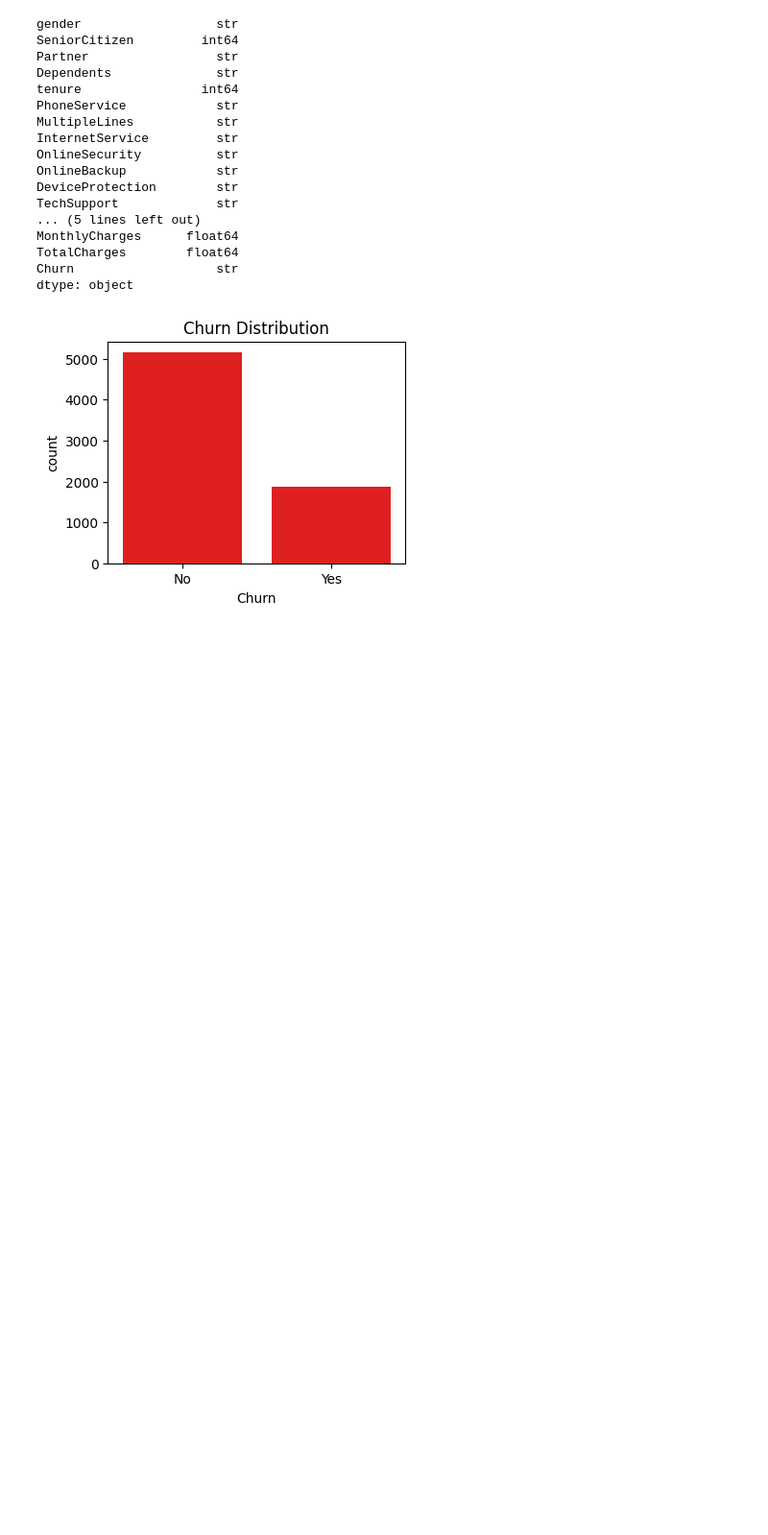
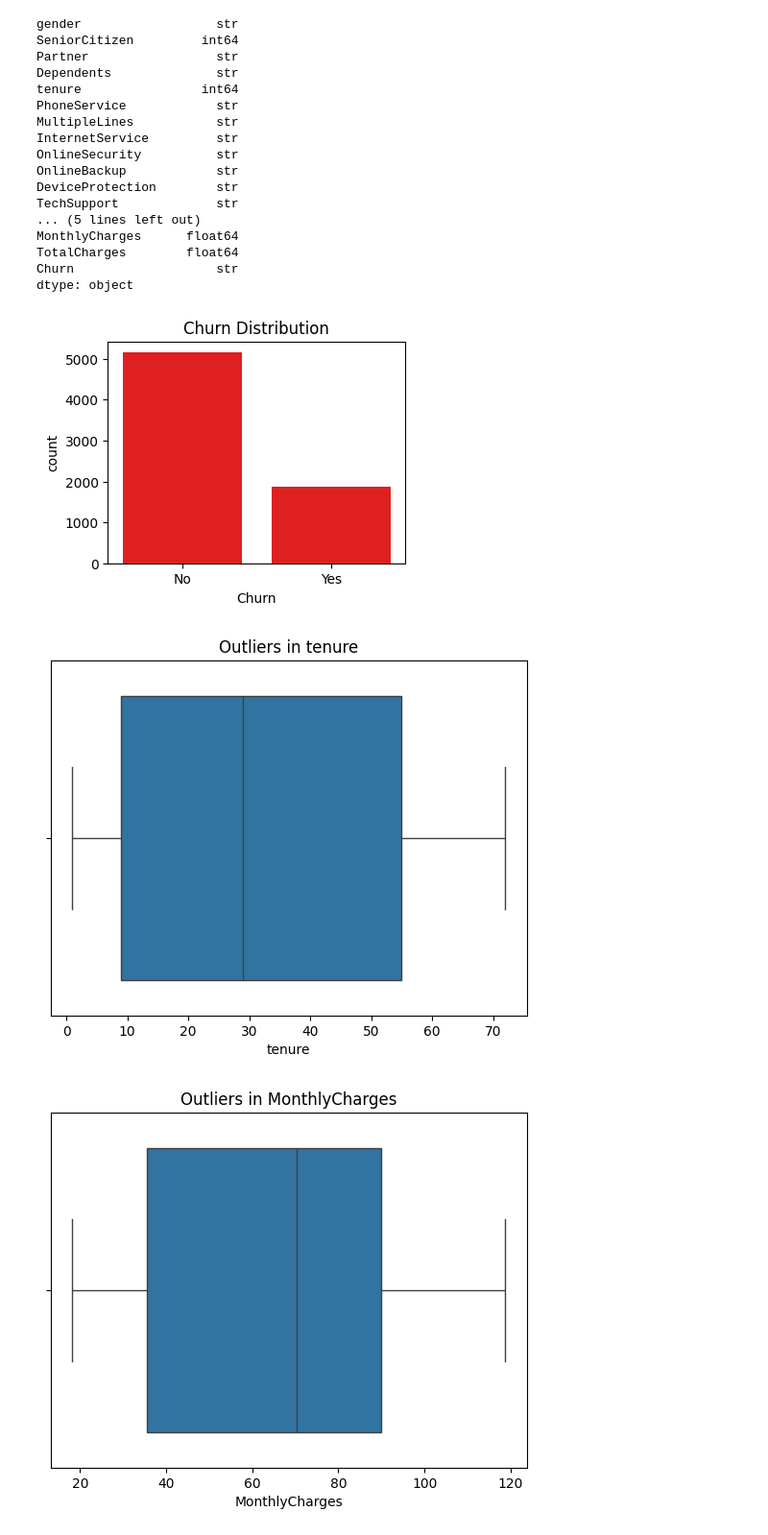
Before and after one commit to AmmarShaikh81/Customer_Churn_Analysis, a Jupyter notebook: Notebooks/Notebook1.ipynb, the cells around one changed output. Shown at 96% size. Cells and saved outputs as stored; diff of their text form; code cells hidden in the pictures; blank space fills up the shorter version.

Commit message:
Outliers detected

```diff
--- a/Notebooks/Notebook1.ipynb
+++ b/Notebooks/Notebook1.ipynb
@@ -227,3 +228,13 @@ plt.title("Churn Distribution")
 plt.show()
 # %% [output]
 [figure]
+# %%
+#Detecting the Outliers using boxplot
+outliers_column=['tenure','MonthlyCharges','TotalCharges']
+for col in outliers_column:
+    sns.boxplot(x=df[col])
+    plt.title(f"Outliers in {col}")
+    plt.show()
+# %% [output]
+[figure, added]
+[figure, added]
```
Also changed, not shown: parts of 3 cells of this notebook, 1 other file.
